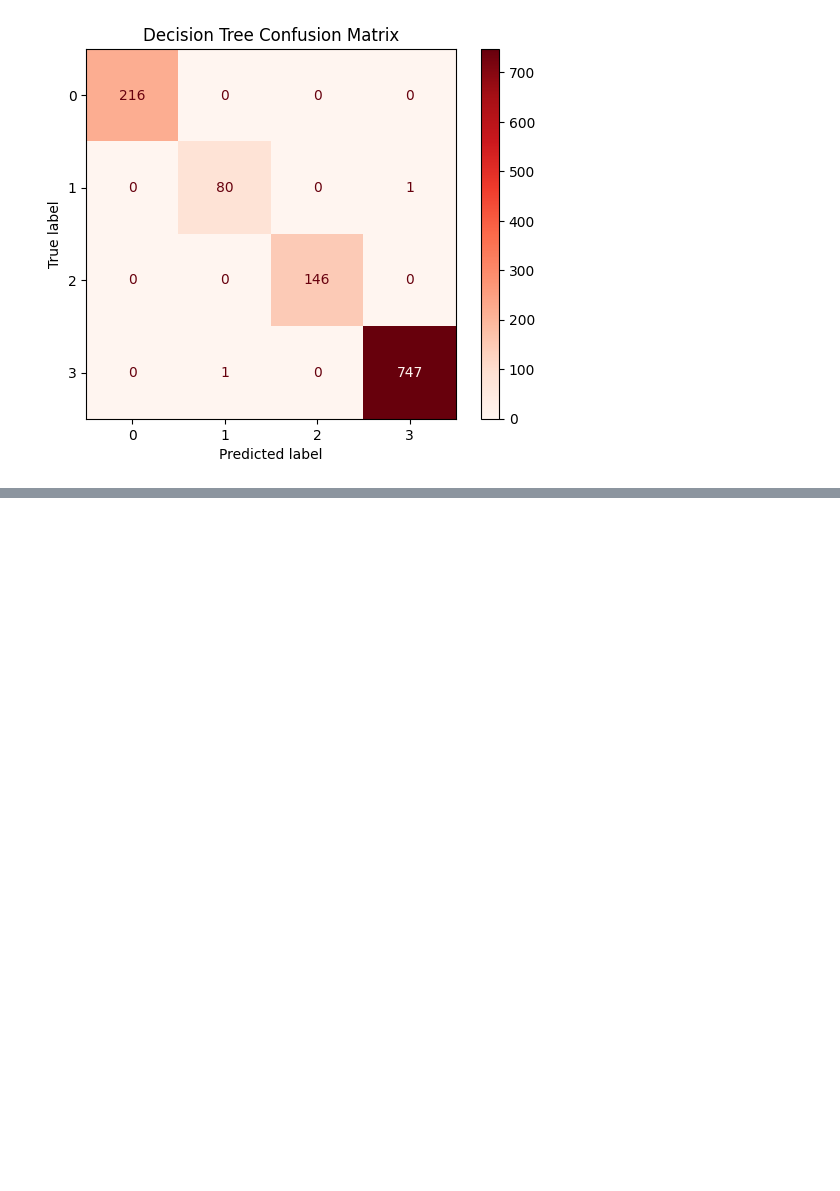
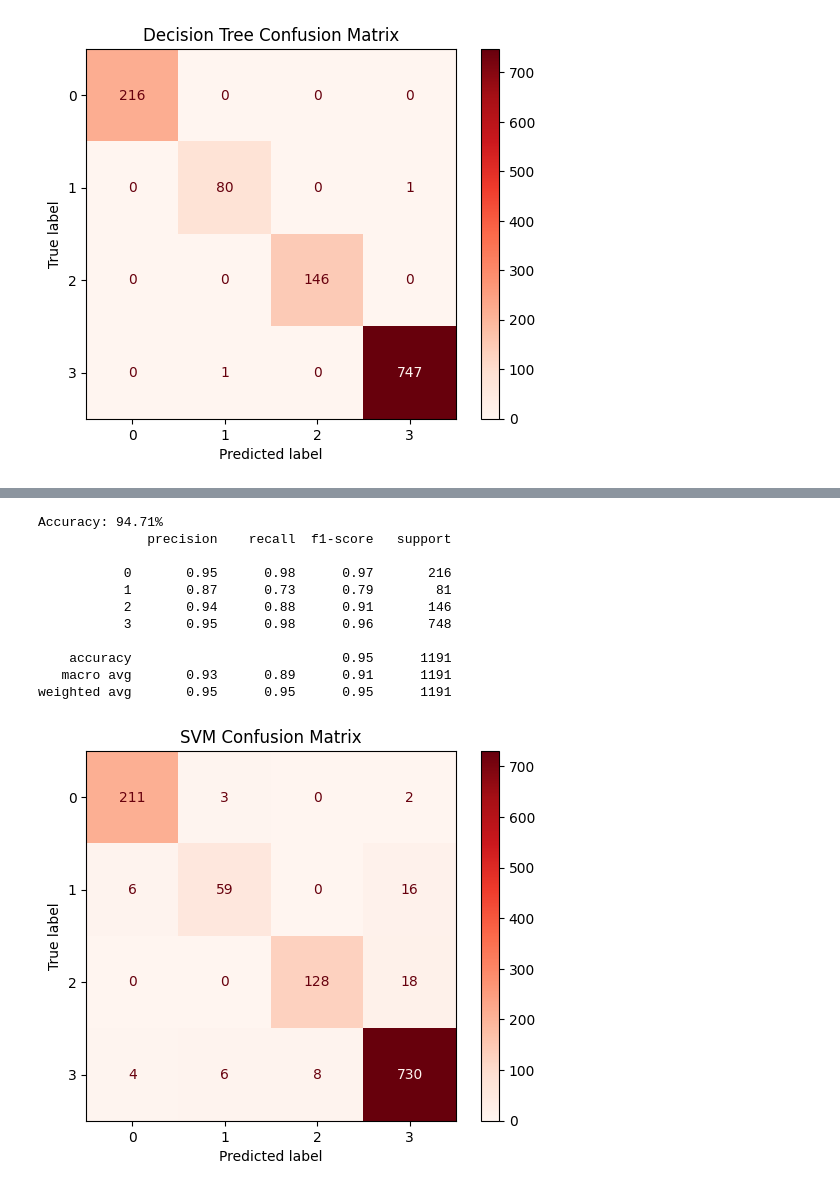
Before and after one commit to brownjordan317/CSCI-443, a Jupyter notebook: traffic_analysis/traffic_analysis_two_month.ipynb, the cells around one changed output, grey strips where cells are left out. Cells and saved outputs as stored; diff of their text form; code cells hidden in the pictures; blank space fills up the shorter version.

```diff
--- a/traffic_analysis/traffic_analysis_two_month.ipynb
+++ b/traffic_analysis/traffic_analysis_two_month.ipynb
@@ -124,0 +229,30 @@ weighted avg       1.00      1.00      1.00      1191
+# %%
+#support vector machine
+svm = SVC(random_state=42)
+svm.fit(X_train_scaled, y_train)
+
+y_pred = svm.predict(X_test_scaled)
+
+accuracy = accuracy_score(y_test, y_pred)
+print("Accuracy: {:.2f}%".format(accuracy * 100))
+
+print(classification_report(y_test, y_pred))
+
+cm = confusion_matrix(y_test, y_pred)
+disp = ConfusionMatrixDisplay(confusion_matrix=cm)
+disp.plot(cmap="Reds")
+plt.title("SVM Confusion Matrix")
+plt.show()
+# %% [output]
+Accuracy: 94.71%
+              precision    recall  f1-score   support
+
+           0       0.95      0.98      0.97       216
+           1       0.87      0.73      0.79        81
+           2       0.94      0.88      0.91       146
+           3       0.95      0.98      0.96       748
+
+    accuracy                           0.95      1191
+   macro avg       0.93      0.89      0.91      1191
+weighted avg       0.95      0.95      0.95      1191
+[figure, added]
```
Also changed, not shown: parts of 9 cells of this notebook.
